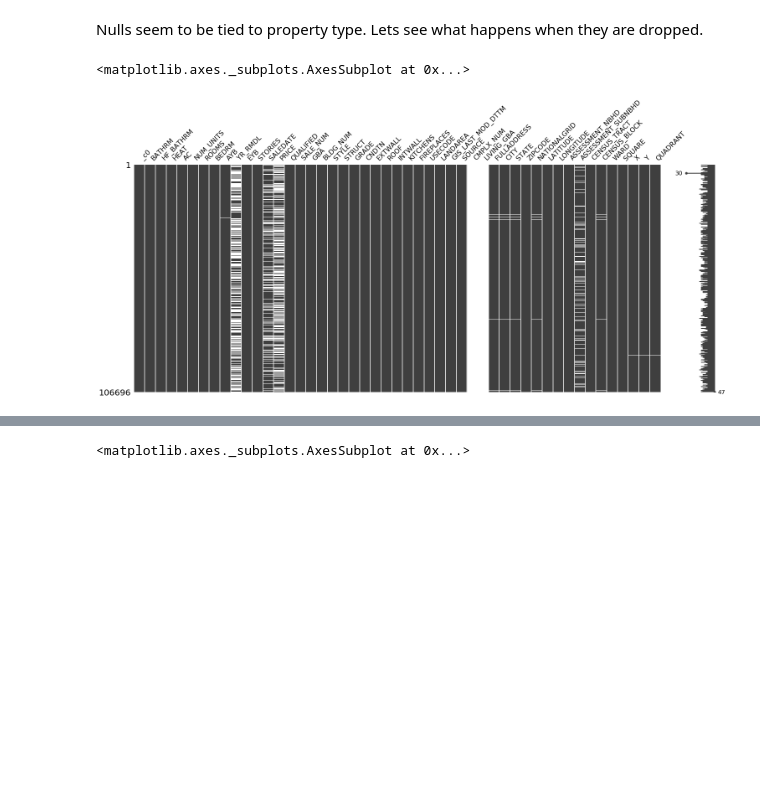
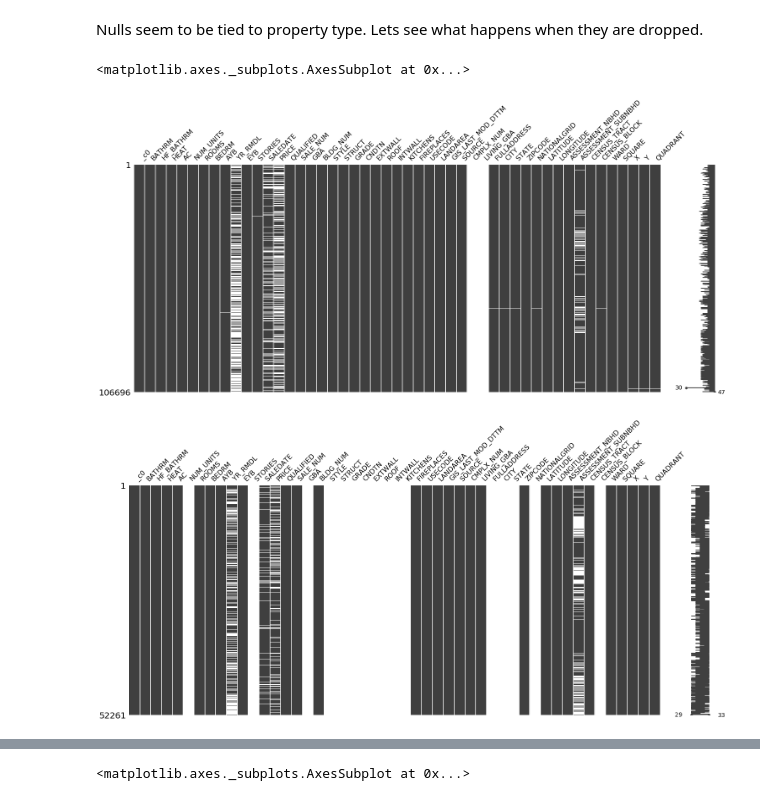
Before and after one commit to elieric/is843, a Jupyter notebook: assignment_1.ipynb, the cells around one changed output, grey strips where cells are left out. Drawn from its saved outputs; the diff is of its cells as text; code cells hidden in the pictures; blank space fills up the shorter version.

```diff
--- a/assignment_1.ipynb
+++ b/assignment_1.ipynb
@@ -204,9 +185,9 @@ gs://is843_bigdaddydata/data/DC_Properties.csv
 # %% [markdown]
 Create dataframe by using inferred schema:
 # %%
-df = spark.read.format("csv")\
-  .option("header", "true")\
-  .option("inferSchema", "true")\
-  .load(data + "DC_Properties.csv")
-
-df.printSchema()
+#df=\
+#  spark.read.format("csv")\
+#  .option("header", "true")\
+#  .option("inferSchema", "true")\
+#  .load(data + "DC_Properties.csv")
+#print('done')
@@ -303,7 +286,10 @@ Lets see what happens when they are dropped.
 # %%
 # limiting data to where sq.ft. exists
 py_GBA = df.where(~F.col("GBA").isNull()).toPandas()
+py_LVG_GBA = df.where(~F.col("LIVING_GBA").isNull()).toPandas()
 msno.matrix(py_GBA)
+msno.matrix(py_LVG_GBA)
 # %% [output]
 <matplotlib.axes._subplots.AxesSubplot at 0x...>
-[figure, old version]
+[figure, new version]
+[figure, added]
```
Also changed, not shown: parts of 22 cells of this notebook.
